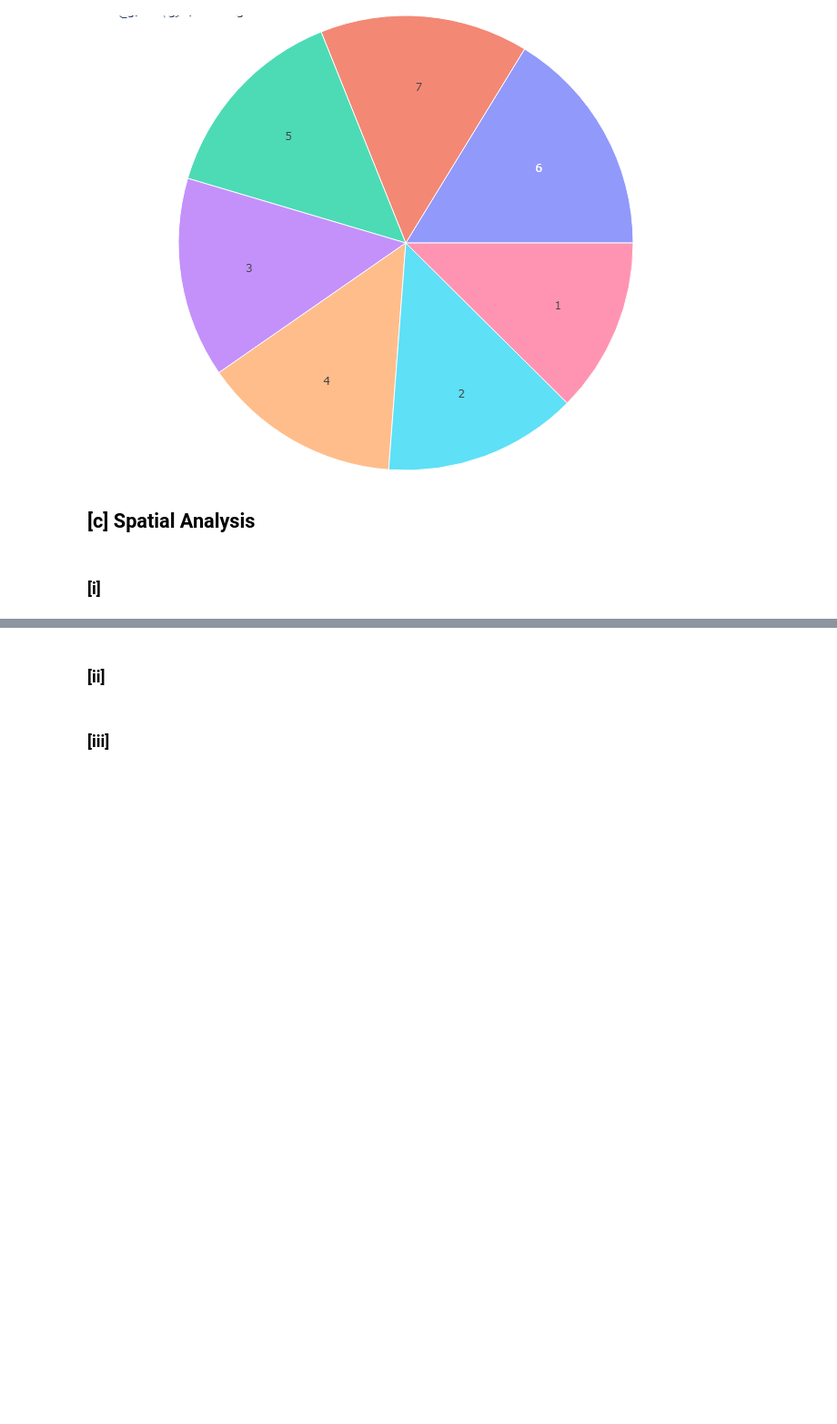
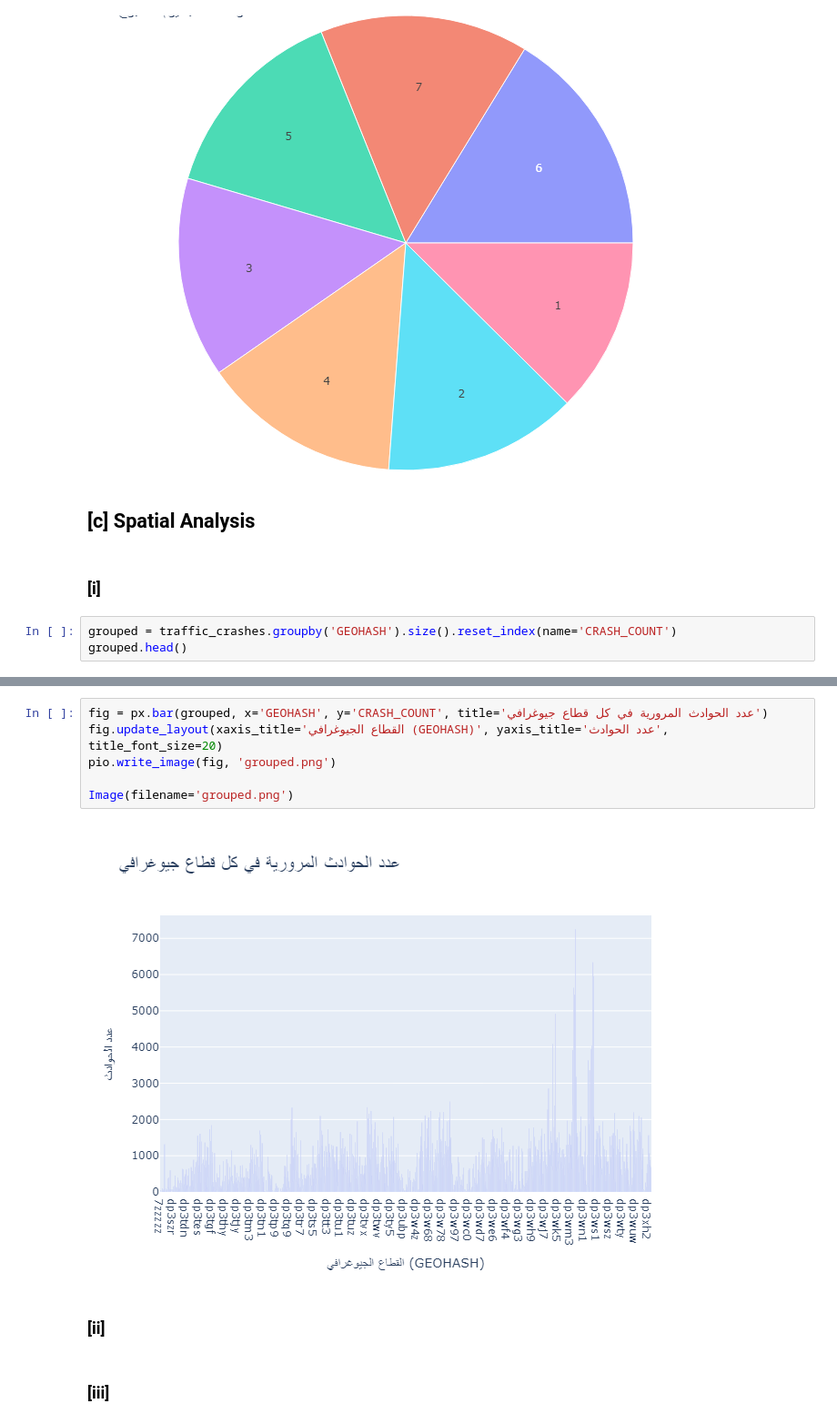
Before and after one commit to abdhashas/Data_mining_project, a Jupyter notebook: DM_HOMEWORK_1_BY_[عبدالرؤوف حسحس _طوني بطرس _عبد الله الزبداني].ipynb, the cells around one changed output, grey strips where cells are left out. Shown at 91% size. Drawn from its saved outputs; the diff is of its cells as text; blank space fills up the shorter version.

```diff
--- a/DM_HOMEWORK_1_BY_[عبدالرؤوف حسحس _طوني بطرس _عبد الله الزبداني].ipynb
+++ b/DM_HOMEWORK_1_BY_[عبدالرؤوف حسحس _طوني بطرس _عبد الله الزبداني].ipynb
@@ -1420,3 +1434,6 @@ Image(filename='sunburst_plot.png')
 ## [c] Spatial Analysis
 # %% [markdown]
 ### [i]
+# %%
+grouped = traffic_crashes.groupby('GEOHASH').size().reset_index(name='CRASH_COUNT')
+grouped.head()
@@ -1423,3 +1447,11 @@ Image(filename='sunburst_plot.png')
+# %%
+fig = px.bar(grouped, x='GEOHASH', y='CRASH_COUNT', title='عدد الحوادث المرورية في كل قطاع جيوغرافي')
+fig.update_layout(xaxis_title='القطاع الجيوغرافي (GEOHASH)', yaxis_title='عدد الحوادث', title_font_size=20)
+pio.write_image(fig, 'grouped.png')
+
+Image(filename='grouped.png')
+# %% [output]
+[figure, added]
 # %% [markdown]
 ### [ii]
 # %% [markdown]
```
Also changed, not shown: parts of 4 cells of this notebook, 1 other file.
